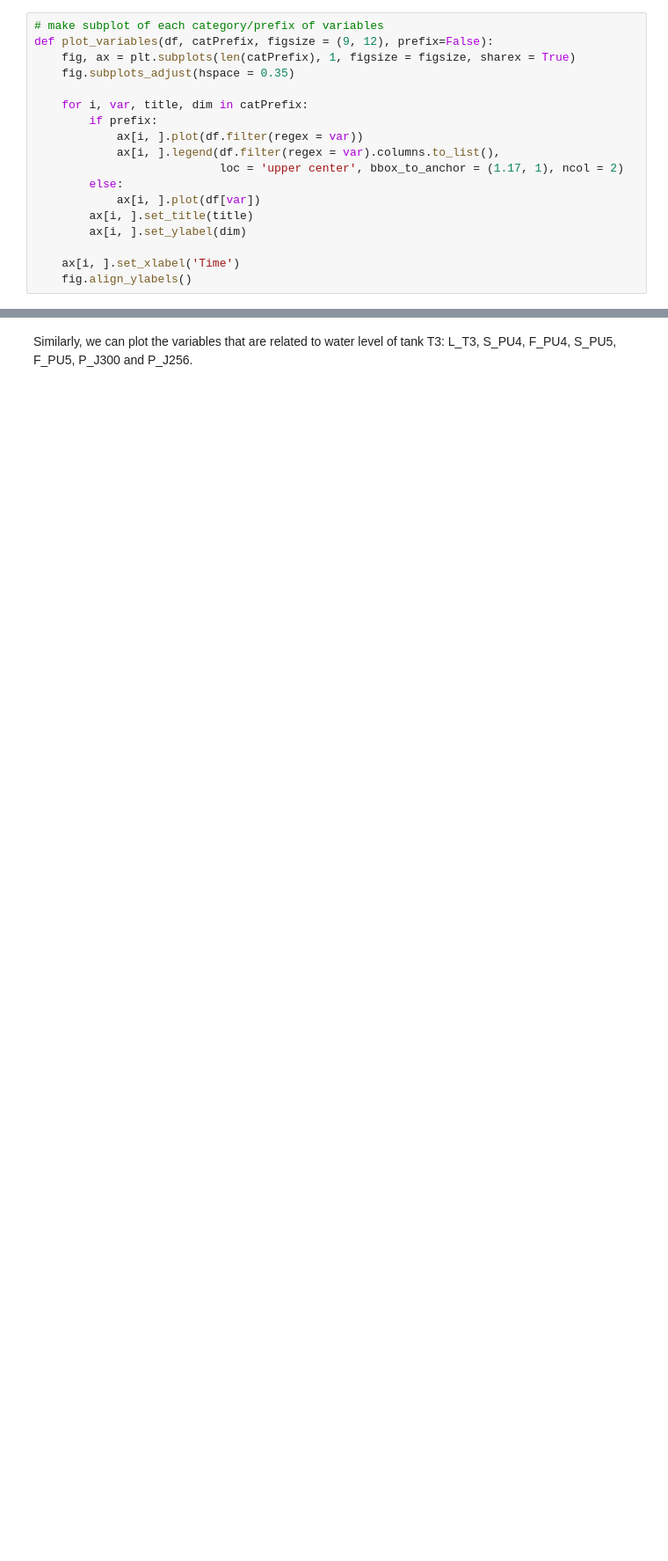
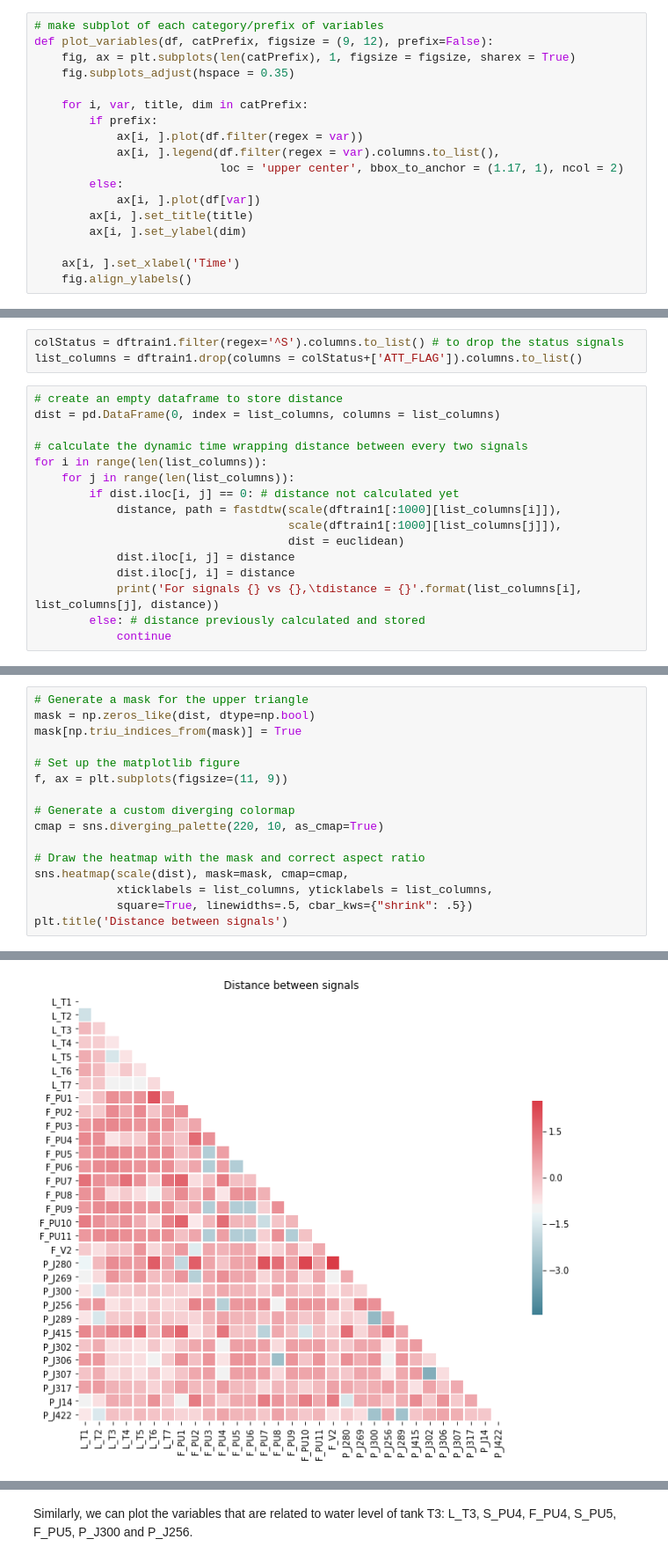
Before and after one commit to chengh42/Cyber-Data-Analytics, a Jupyter notebook: batadal/Task1_Familiarization.ipynb, the cells around one changed output, grey strips where cells are left out. Shown: that part at 88% size. Cells and saved outputs as stored; diff of their text form; blank space fills up the shorter version.

```diff
--- a/batadal/Task1_Familiarization.ipynb
+++ b/batadal/Task1_Familiarization.ipynb
@@ -122,0 +101,19 @@ Now the visuals are clearer to see. From the graph we can see clear cyclic behav
+# %%
+colStatus = dftrain1.filter(regex='^S').columns.to_list() # to drop the status signals
+list_columns = dftrain1.drop(columns = colStatus+['ATT_FLAG']).columns.to_list()
+# %%
+# create an empty dataframe to store distance
+dist = pd.DataFrame(0, index = list_columns, columns = list_columns)
+
+# calculate the dynamic time wrapping distance between every two signals
+for i in range(len(list_columns)):
+    for j in range(len(list_columns)):
+        if dist.iloc[i, j] == 0: # distance not calculated yet
+            distance, path = fastdtw(scale(dftrain1[:1000][list_columns[i]]),
+                                     scale(dftrain1[:1000][list_columns[j]]),
+                                     dist = euclidean)
+            dist.iloc[i, j] = distance
+            dist.iloc[j, i] = distance
+            print('For signals {} vs {},\tdistance = {}'.format(list_columns[i], list_columns[j], distance))
+        else: # distance previously calculated and stored
+            continue
@@ -122,0 +206,17 @@ Now the visuals are clearer to see. From the graph we can see clear cyclic behav
+# %%
+# Generate a mask for the upper triangle
+mask = np.zeros_like(dist, dtype=np.bool)
+mask[np.triu_indices_from(mask)] = True
+
+# Set up the matplotlib figure
+f, ax = plt.subplots(figsize=(11, 9))
+
+# Generate a custom diverging colormap
+cmap = sns.diverging_palette(220, 10, as_cmap=True)
+
+# Draw the heatmap with the mask and correct aspect ratio
+sns.heatmap(scale(dist), mask=mask, cmap=cmap,
+            xticklabels = list_columns, yticklabels = list_columns,
+            square=True, linewidths=.5, cbar_kws={"shrink": .5})
+plt.title('Distance between signals')
+# %% [output]
@@ -123 +224,2 @@ Now the visuals are clearer to see. From the graph we can see clear cyclic behav
+[figure, added]
 # %% [markdown]
```
Also changed, not shown: parts of 17 cells of this notebook.
